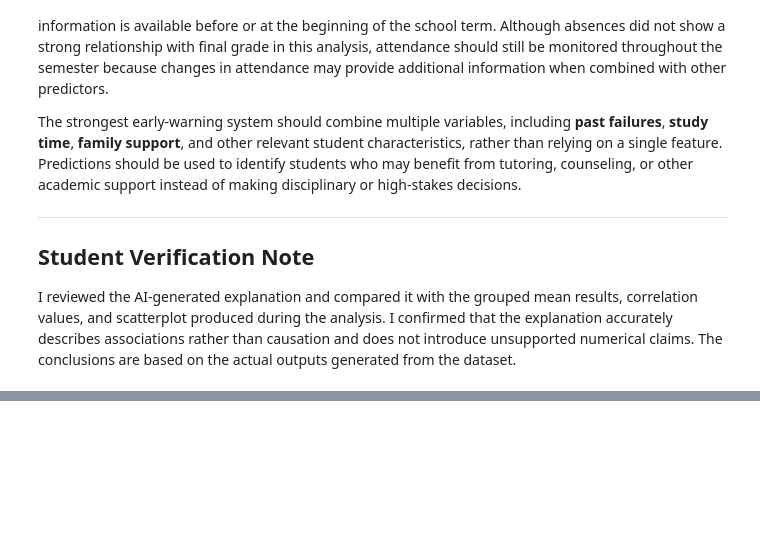
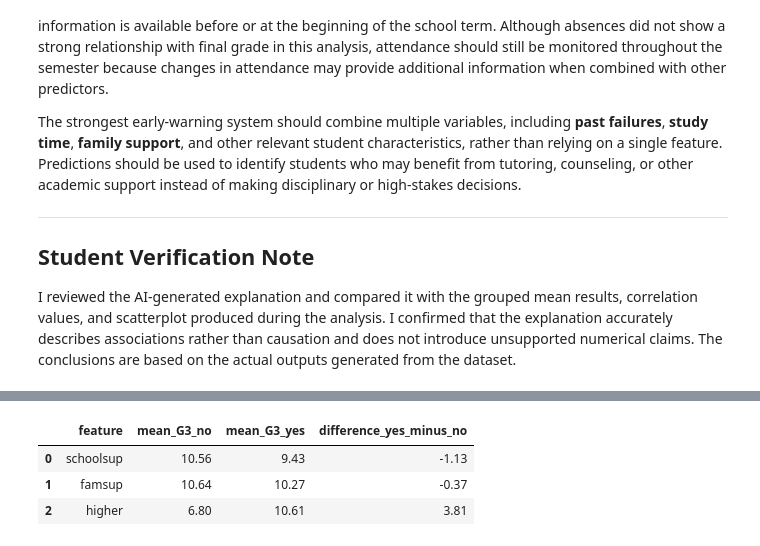
Before and after one commit to NDracorex/student-performance-ml, a Jupyter notebook: notebooks/03_exploratory_data_analysis.ipynb, the cells around one changed output, grey strips where cells are left out. Drawn from its saved outputs; the diff is of its cells as text; code cells hidden in the pictures; blank space fills up the shorter version.

```diff
--- a/notebooks/03_exploratory_data_analysis.ipynb
+++ b/notebooks/03_exploratory_data_analysis.ipynb
@@ -278,0 +316,24 @@ I reviewed the AI-generated explanation and compared it with the grouped mean re
+# %%
+# Compare the mean grade of the yes and no groups
+support_differences = []
+for col in ["schoolsup", "famsup", "higher"]:
+    means = df.groupby(col)["G3"].mean()
+    no_mean = means.get("no")
+    yes_mean = means.get("yes")
+
+    support_differences.append({
+        "feature": col,
+        "mean_G3_no": no_mean,
+        "mean_G3_yes": yes_mean,
+        "difference_yes_minus_no": yes_mean - no_mean
+    })
+support_difference_table = pd.DataFrame(
+    support_differences
+).round(2)
+
+display(support_difference_table)
+# %% [output]
+|  | feature | mean_G3_no | mean_G3_yes | difference_yes_minus_no |
+| 0 | schoolsup | 10.56 | 9.43 | -1.13 |
+| 1 | famsup | 10.64 | 10.27 | -0.37 |
+| 2 | higher | 6.80 | 10.61 | 3.81 |
```
Also changed, not shown: parts of 2 cells of this notebook.
